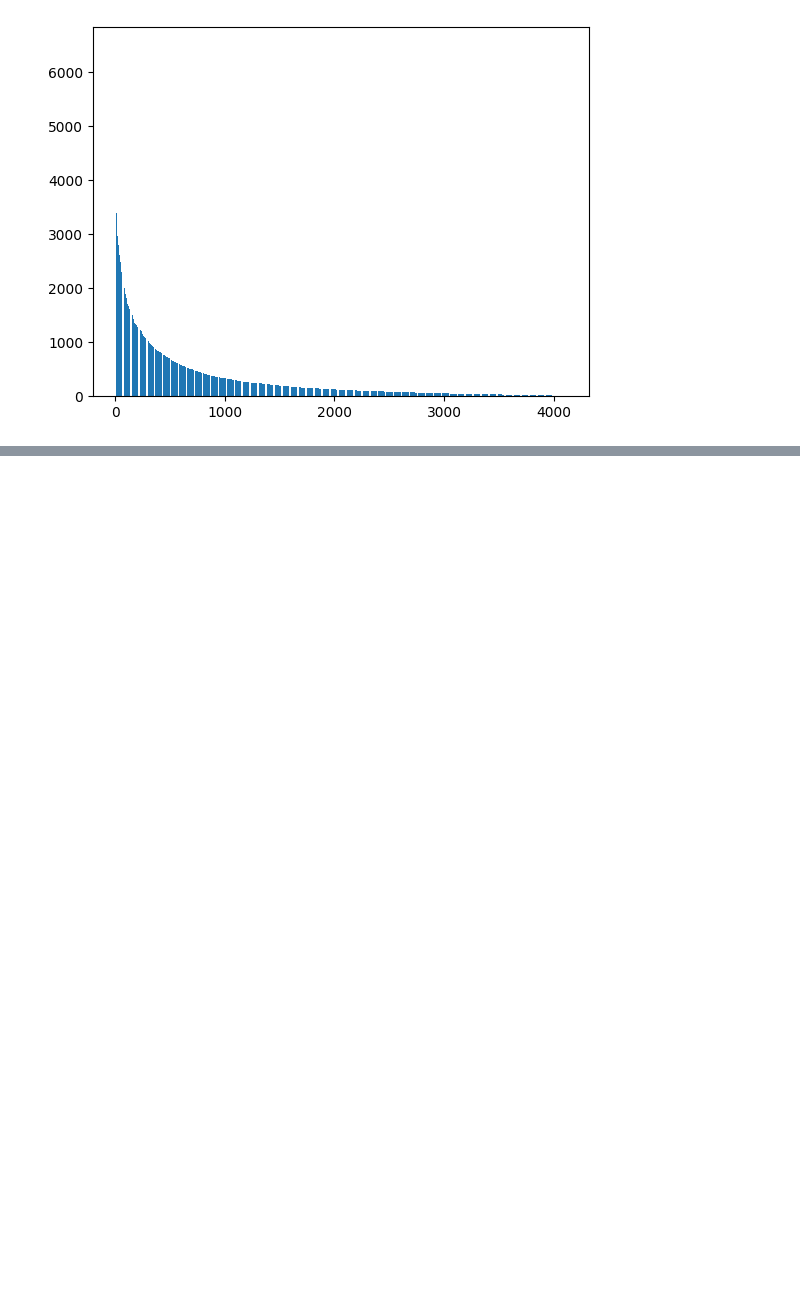
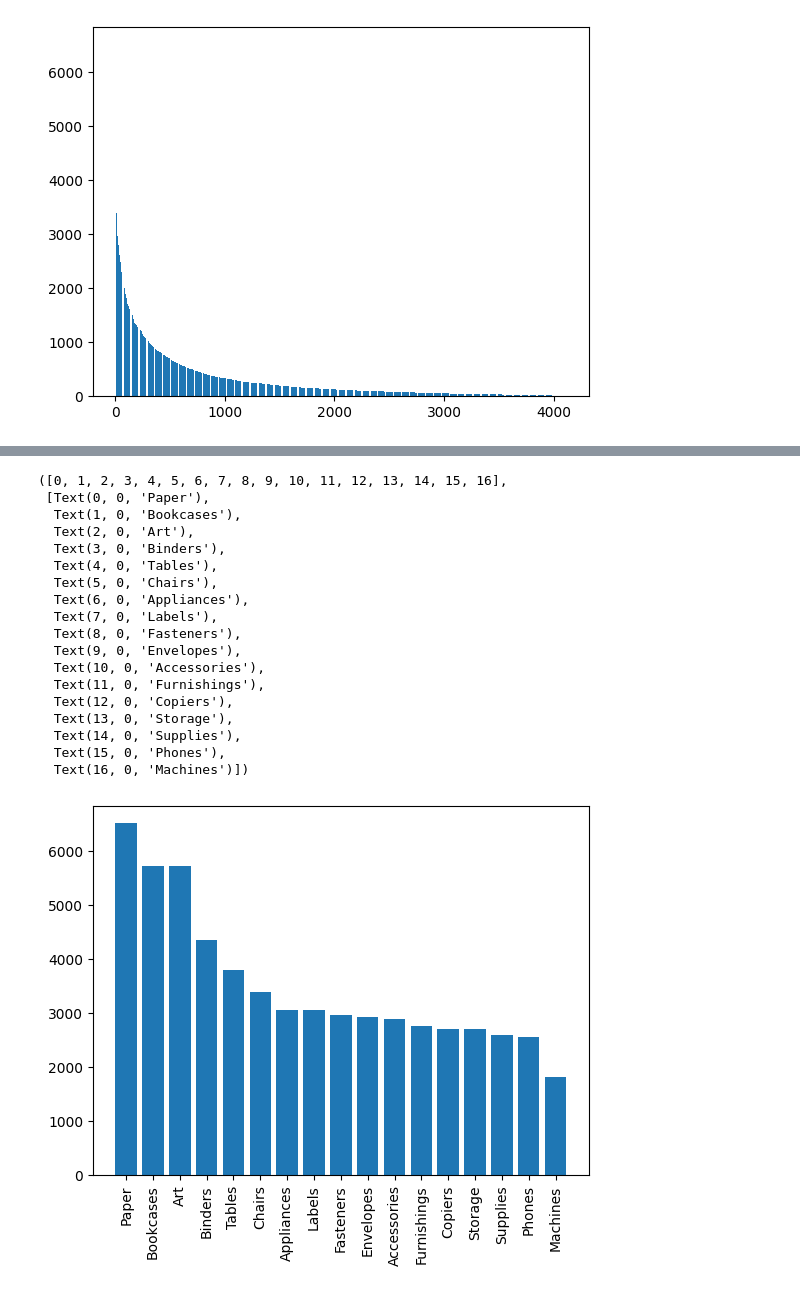
Before and after one commit to programmingconsole/Python_Data_Analytics, a Jupyter notebook: panda_matplotlibex.ipynb, the cells around one changed output, grey strips where cells are left out. Cells and saved outputs as stored; diff of their text form; code cells hidden in the pictures; blank space fills up the shorter version.

```diff
--- a/panda_matplotlibex.ipynb
+++ b/panda_matplotlibex.ipynb
@@ -168,0 +190,23 @@ plt.show()
+# %%
+plt.bar(subcatogary,sales_list)
+plt.xticks(rotation=90)
+# %% [output]
+([0, 1, 2, 3, 4, 5, 6, 7, 8, 9, 10, 11, 12, 13, 14, 15, 16],
+ [Text(0, 0, 'Paper'),
+  Text(1, 0, 'Bookcases'),
+  Text(2, 0, 'Art'),
+  Text(3, 0, 'Binders'),
+  Text(4, 0, 'Tables'),
+  Text(5, 0, 'Chairs'),
+  Text(6, 0, 'Appliances'),
+  Text(7, 0, 'Labels'),
+  Text(8, 0, 'Fasteners'),
+  Text(9, 0, 'Envelopes'),
+  Text(10, 0, 'Accessories'),
+  Text(11, 0, 'Furnishings'),
+  Text(12, 0, 'Copiers'),
+  Text(13, 0, 'Storage'),
+  Text(14, 0, 'Supplies'),
+  Text(15, 0, 'Phones'),
+  Text(16, 0, 'Machines')])
+[figure, added]
```
Also changed, not shown: parts of 2 cells of this notebook.
